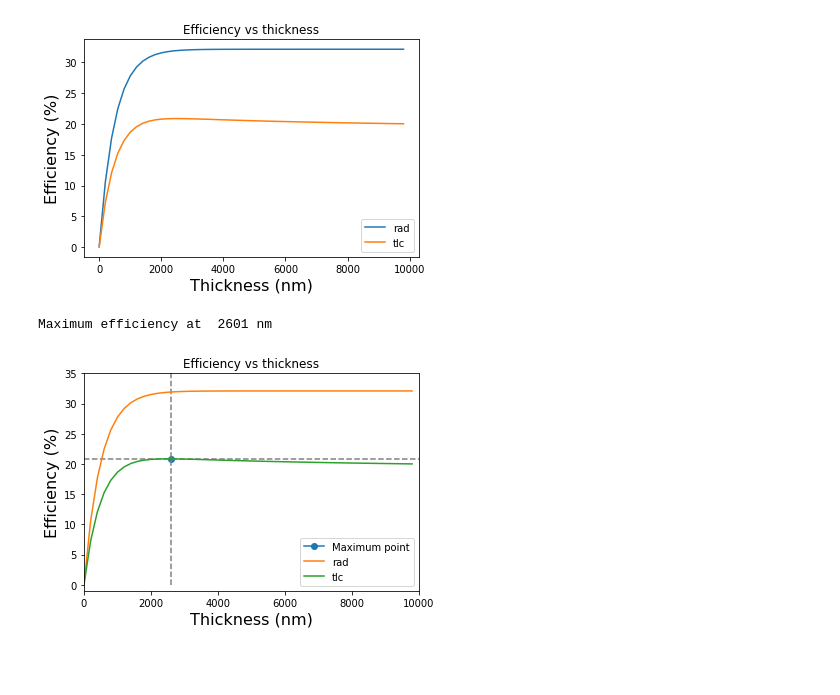
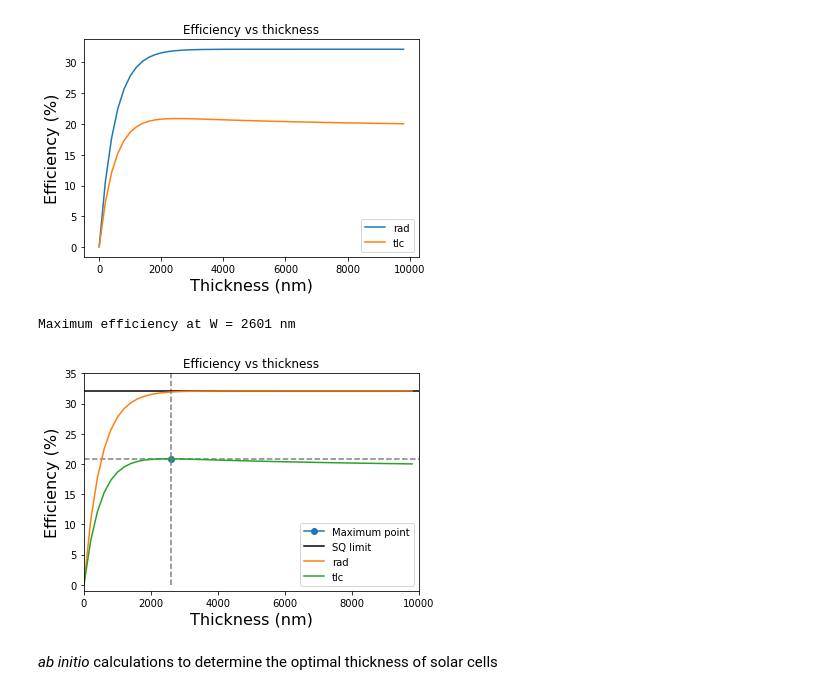
Before and after one commit to frssp/atlc, a Jupyter notebook: aTLC.ipynb, the cells around one changed output. Saved outputs shown, nothing was run; the diff lists cells and outputs as text; code cells hidden in the pictures; blank space fills up the shorter version.

Commit message:
sq limit

```diff
--- a/aTLC.ipynb
+++ b/aTLC.ipynb
@@ -2,3 +2,14 @@
 # _a_TLC
 # %%
 from atlc import *
+# %%
+atlc_CZTS_sq = tlc(1.5, T=300, l_sq=True)
+print(atlc_CZTS_sq)
+# atlc_CZTS.calculate_SRH()
+# Radiative limits
+# reading "alpha.csv"
+atlc_CZTS_sq.calculate_rad()
+
+print(atlc_CZTS_sq)
+atlc_CZTS_sq.plot_jv()
+atlc_CZTS_sq.plot_alpha()
@@ -90,24 +119,25 @@ plt.show()
 # %%
 import numpy as np
 
 indx = np.argmax(eff_srh)
 
 plt.plot([thickness_list[indx]], [eff_srh[indx]],
          marker = 'o', label="Maximum point")
 plt.plot([0, 1E10], [eff_srh[indx], eff_srh[indx]], c='gray', ls='--')
 plt.plot([thickness_list[indx],thickness_list[indx]], [0, 100], c='gray', ls='--')
+plt.plot([0, 1E100], [atlc_CZTS_sq.efficiency*100, atlc_CZTS_sq.efficiency*100], c='k', label='SQ limit')
 
-print("Maximum efficiency at ", thickness_list[indx], "nm")
+print("Maximum efficiency at W =", thickness_list[indx], "nm")
 plt.plot(thickness_list, eff_rad, label="rad")
 plt.plot(thickness_list, eff_srh, label="tlc")
 plt.xlabel("Thickness (nm)", fontsize=16)
 plt.ylabel("Efficiency (%)", fontsize=16)
 plt.title("Efficiency vs thickness")
 plt.ylim((-1, 35))
 plt.xlim((0, 1000*10))
 plt.legend()
 
 plt.show()
 # %% [output]
-Maximum efficiency at  2601 nm
+Maximum efficiency at W = 2601 nm
-[figure, old version]
+[figure, new version]
@@ -115,0 +144,2 @@ _ab initi
+# %% [markdown]
+_ab initio_ calculations to determine the optimal thickness of solar cells
```
Also changed, not shown: parts of 3 cells of this notebook, 1 other file.
